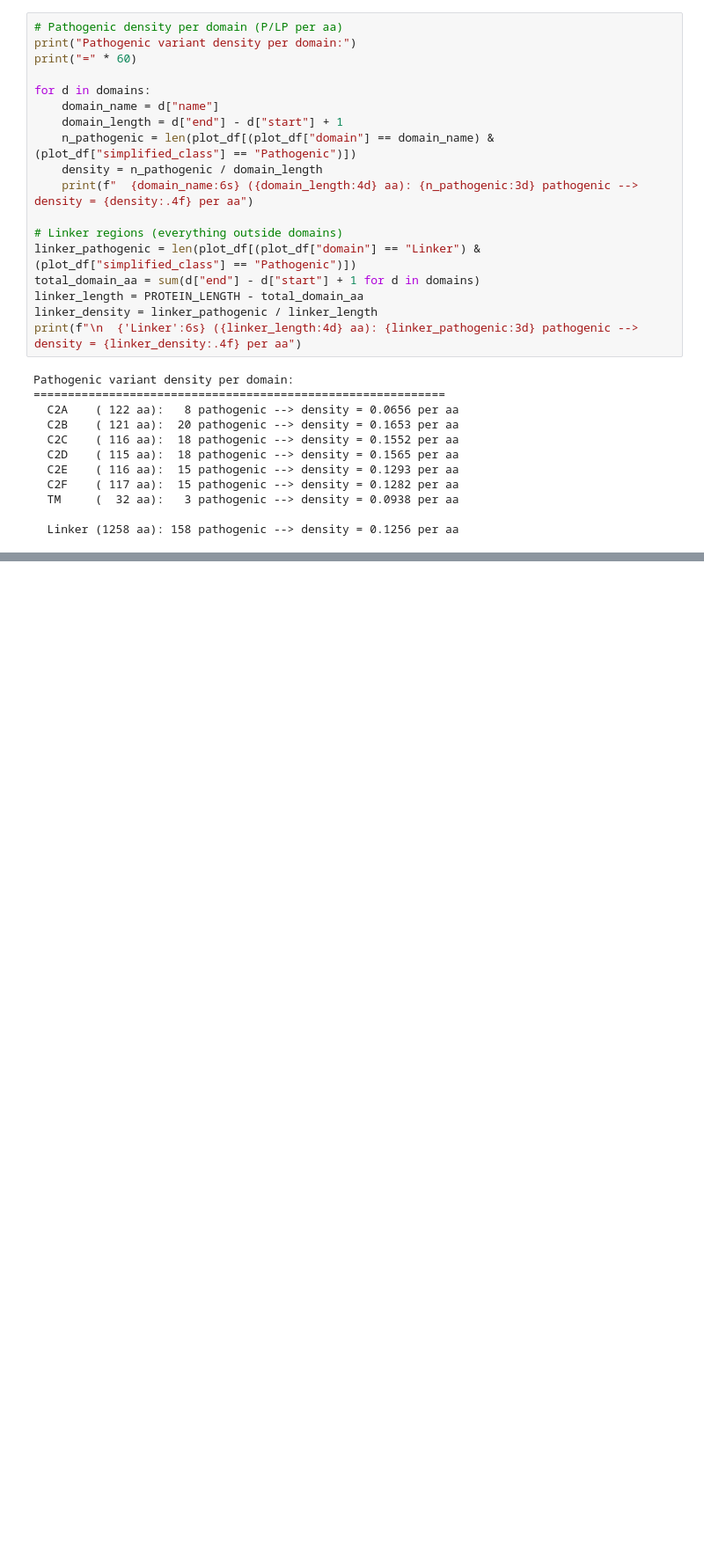
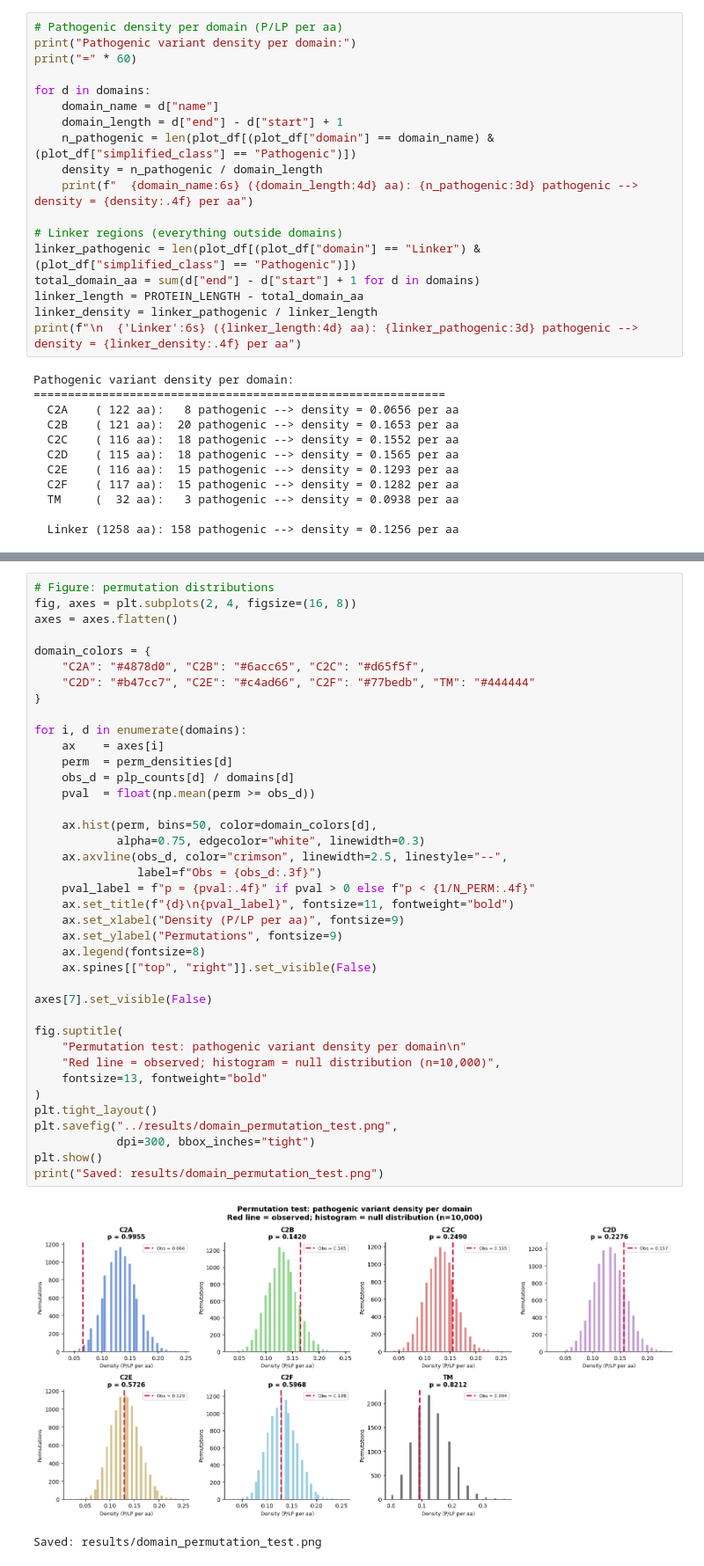
Before and after one commit to matteopira/otof-variants-integrated-analysis, a Jupyter notebook: notebooks/03-domain-mapping.ipynb, the cells around one changed output, grey strips where cells are left out. Shown at 88% size. Cells and saved outputs as stored; diff of their text form; blank space fills up the shorter version.

```diff
--- a/notebooks/03-domain-mapping.ipynb
+++ b/notebooks/03-domain-mapping.ipynb
@@ -222,0 +361,42 @@ Pathogenic variant density per domain:
+# %%
+# Figure: permutation distributions
+fig, axes = plt.subplots(2, 4, figsize=(16, 8))
+axes = axes.flatten()
+
+domain_colors = {
+    "C2A": "#4878d0", "C2B": "#6acc65", "C2C": "#d65f5f",
+    "C2D": "#b47cc7", "C2E": "#c4ad66", "C2F": "#77bedb", "TM": "#444444"
+}
+
+for i, d in enumerate(domains):
+    ax    = axes[i]
+    perm  = perm_densities[d]
+    obs_d = plp_counts[d] / domains[d]
+    pval  = float(np.mean(perm >= obs_d))
+
+    ax.hist(perm, bins=50, color=domain_colors[d],
+            alpha=0.75, edgecolor="white", linewidth=0.3)
+    ax.axvline(obs_d, color="crimson", linewidth=2.5, linestyle="--",
+               label=f"Obs = {obs_d:.3f}")
+    pval_label = f"p = {pval:.4f}" if pval > 0 else f"p < {1/N_PERM:.4f}"
+    ax.set_title(f"{d}\n{pval_label}", fontsize=11, fontweight="bold")
+    ax.set_xlabel("Density (P/LP per aa)", fontsize=9)
+    ax.set_ylabel("Permutations", fontsize=9)
+    ax.legend(fontsize=8)
+    ax.spines[["top", "right"]].set_visible(False)
+
+axes[7].set_visible(False)
+
+fig.suptitle(
+    "Permutation test: pathogenic variant density per domain\n"
+    "Red line = observed; histogram = null distribution (n=10,000)",
+    fontsize=13, fontweight="bold"
+)
+plt.tight_layout()
+plt.savefig("../results/domain_permutation_test.png",
+            dpi=300, bbox_inches="tight")
+plt.show()
+print("Saved: results/domain_permutation_test.png")
+# %% [output]
+[figure, added]
+Saved: results/domain_permutation_test.png
```
Also changed, not shown: parts of 7 cells of this notebook, 20 other files.
